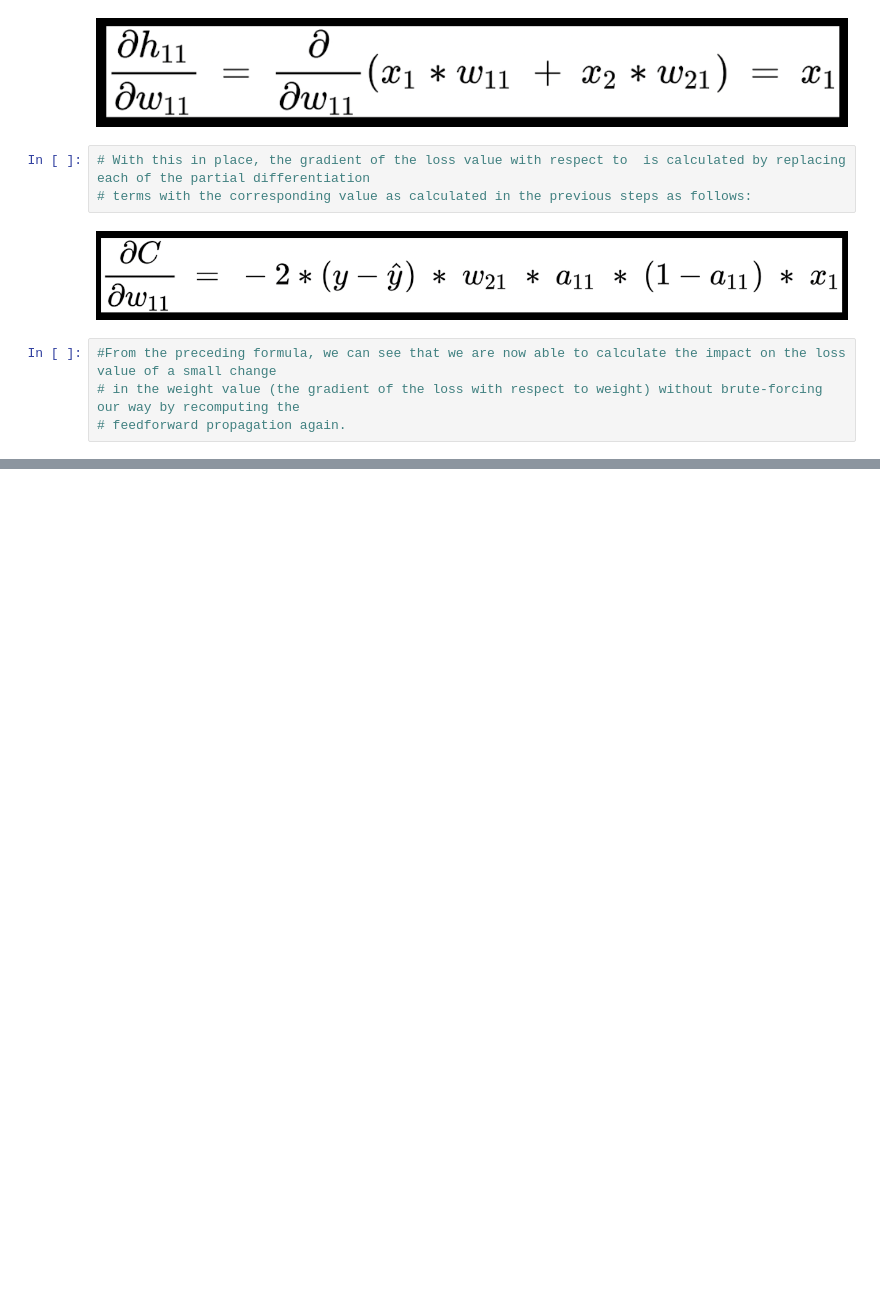
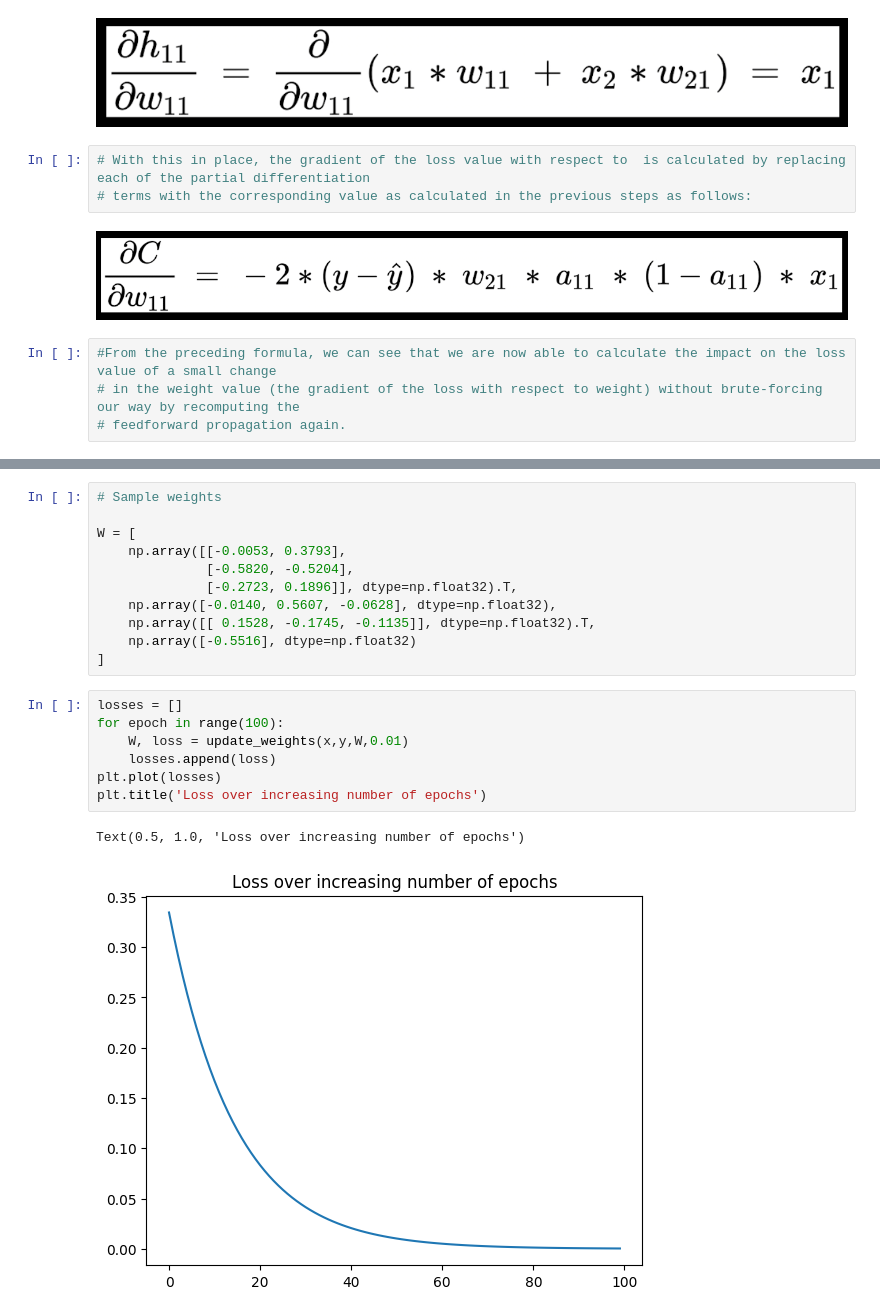
Before and after one commit to afirdousi/vision-ml-step-by-step, a Jupyter notebook: 001-deep-learning-basics.ipynb, the cells around one changed output, grey strips where cells are left out. Cells and saved outputs as stored; diff of their text form; blank space fills up the shorter version.

```diff
--- a/001-deep-learning-basics.ipynb
+++ b/001-deep-learning-basics.ipynb
@@ -278,0 +331,21 @@ def update_weights(inputs, outputs, weights, lr):
+# %%
+# Sample weights
+
+W = [
+    np.array([[-0.0053, 0.3793],
+              [-0.5820, -0.5204],
+              [-0.2723, 0.1896]], dtype=np.float32).T,
+    np.array([-0.0140, 0.5607, -0.0628], dtype=np.float32),
+    np.array([[ 0.1528, -0.1745, -0.1135]], dtype=np.float32).T,
+    np.array([-0.5516], dtype=np.float32)
+]
+# %%
+losses = []
+for epoch in range(100):
+    W, loss = update_weights(x,y,W,0.01)
+    losses.append(loss)
+plt.plot(losses)
+plt.title('Loss over increasing number of epochs')
+# %% [output]
+Text(0.5, 1.0, 'Loss over increasing number of epochs')
+[figure, added]
```
Also changed, not shown: parts of 14 cells of this notebook.
